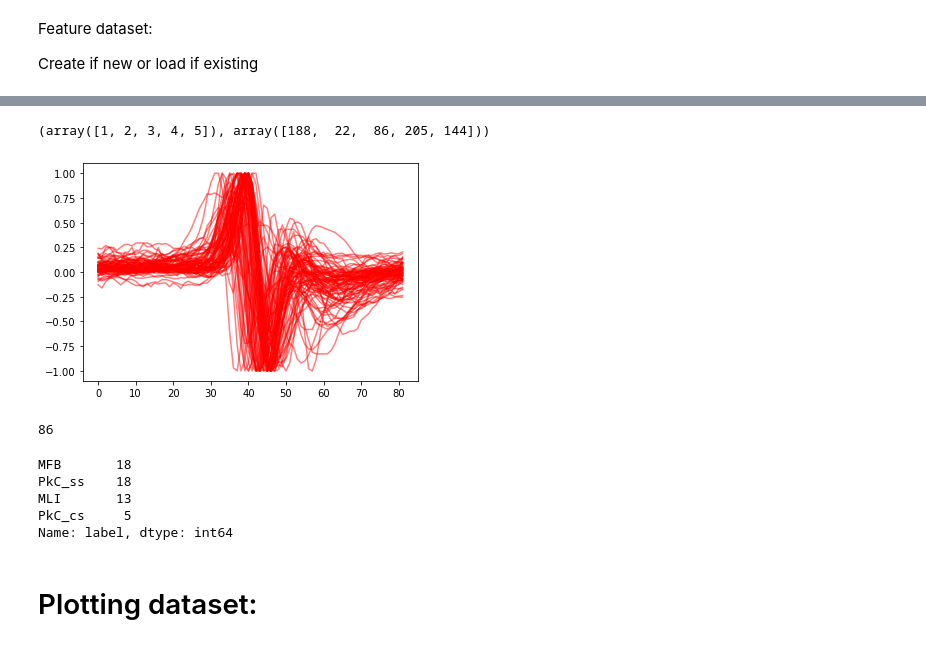
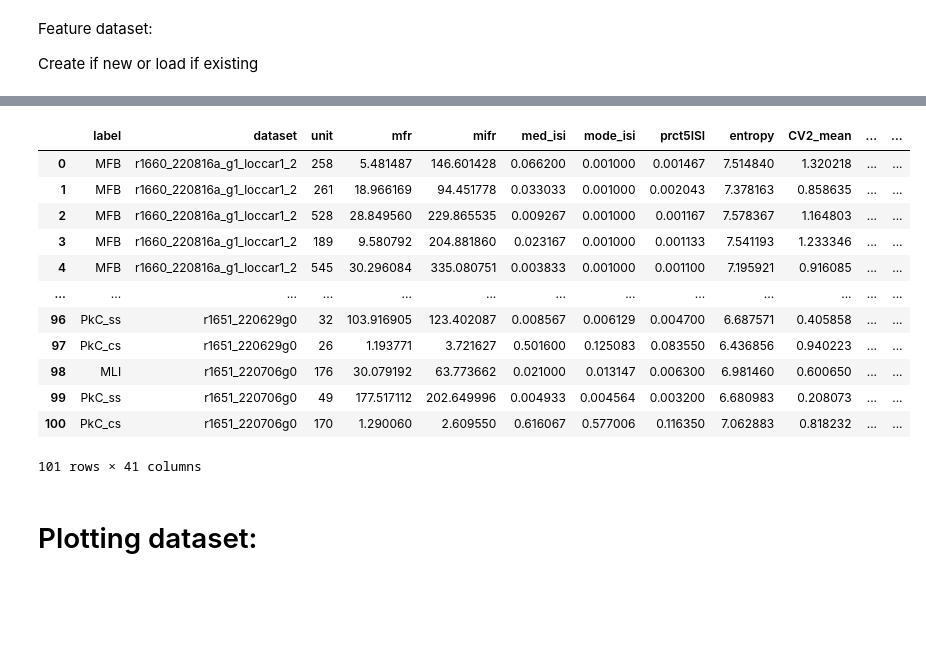
Before and after one commit to fededagos/features-app, a Jupyter notebook: Prepare_dataset_for_dashboard.ipynb, the cells around one changed output, grey strips where cells are left out. Cells and saved outputs as stored; diff of their text form; code cells hidden in the pictures; blank space fills up the shorter version.

```diff
--- a/Prepare_dataset_for_dashboard.ipynb
+++ b/Prepare_dataset_for_dashboard.ipynb
@@ -67,0 +64,27 @@ BASE_DATASET.make_labels_only()
+# %%
+dataset_path = os.path.join(DATA_PATH, HULL_DATASET)
+# %%
+MONKEY = "lisberger" in dataset_path
+HULL = "labeled_hull" in dataset_path
+if MONKEY:
+    MONKEY_CENTRAL_RANGE = int(CENTRAL_RANGE * 40_000 / 30_000)
+# %%
+base_dataset = npyx.datasets.NeuronsDataset(
+    dataset_path,
+    quality_check=False if MONKEY else True,
+    normalise_wvf=False,
+    n_channels=N_CHANNELS,
+    central_range=MONKEY_CENTRAL_RANGE if MONKEY else CENTRAL_RANGE,
+    _use_amplitudes=True,
+    _label="expert_label" if MONKEY else "ground_truth_label",
+    _labels_only=True,
+    _lisberger=True if MONKEY else False,
+    _id_type="neuron_id" if MONKEY else "neuron_relative_id",
+)
+
+base_dataset.make_labels_only()
+
+if MONKEY:
+    base_dataset = npyx.datasets.resample_waveforms(base_dataset)
+
+SAMPLING_RATE = base_dataset._sampling_rate
@@ -222,27 +101,0 @@ CORRESPONDENCE
-# %%
-np.unique(BASE_DATASET.targets, return_counts=True)
-# %% [output]
-(array([1, 2, 3, 4, 5]), array([188,  22,  86, 205, 144]))
-# %%
-cnt=0
-for i, wf in enumerate(BASE_DATASET.wf):
-    if BASE_DATASET.targets[i] == 3:
-        cnt+=1
-        wf_image = wf.reshape(10, 82)
-        peak_channel = np.argmin(np.ptp(wf_image, axis = 1))
-        peak_wf = wf_image[peak_channel]
-        peak_wf = peak_wf / np.max(np.abs(peak_wf))
-        plt.plot(peak_wf, color="red", alpha=0.5)
-plt.show()
-cnt
-# %% [output]
-[figure, removed]
-86
-# %%
-df['label'].value_counts()
-# %% [output]
-MFB       18
-PkC_ss    18
-MLI       13
-PkC_cs     5
-Name: label, dtype: int64
@@ -251,2 +112,18 @@ df = pd.read_csv('Oct-21-2022_all_features.csv')
+# %%
+features_df
+# %% [output]
+|  | label | dataset | unit | mfr | mifr | med_isi | mode_isi | prct5ISI | entropy | CV2_mean | ... | ... |
+| 0 | MFB | r1660_220816a_g1_loccar1_2 | 258 | 5.481487 | 146.601428 | 0.066200 | 0.001000 | 0.001467 | 7.514840 | 1.320218 | ... | ... |
+| 1 | MFB | r1660_220816a_g1_loccar1_2 | 261 | 18.966169 | 94.451778 | 0.033033 | 0.001000 | 0.002043 | 7.378163 | 0.858635 | ... | ... |
+| 2 | MFB | r1660_220816a_g1_loccar1_2 | 528 | 28.849560 | 229.865535 | 0.009267 | 0.001000 | 0.001167 | 7.578367 | 1.164803 | ... | ... |
+| 3 | MFB | r1660_220816a_g1_loccar1_2 | 189 | 9.580792 | 204.881860 | 0.023167 | 0.001000 | 0.001133 | 7.541193 | 1.233346 | ... | ... |
+| 4 | MFB | r1660_220816a_g1_loccar1_2 | 545 | 30.296084 | 335.080751 | 0.003833 | 0.001000 | 0.001100 | 7.195921 | 0.916085 | ... | ... |
+| ... | ... | ... | ... | ... | ... | ... | ... | ... | ... | ... | ... | ... |
+| 96 | PkC_ss | r1651_220629g0 | 32 | 103.916905 | 123.402087 | 0.008567 | 0.006129 | 0.004700 | 6.687571 | 0.405858 | ... | ... |
+| 97 | PkC_cs | r1651_220629g0 | 26 | 1.193771 | 3.721627 | 0.501600 | 0.125083 | 0.083550 | 6.436856 | 0.940223 | ... | ... |
+| 98 | MLI | r1651_220706g0 | 176 | 30.079192 | 63.773662 | 0.021000 | 0.013147 | 0.006300 | 6.981460 | 0.600650 | ... | ... |
+| 99 | PkC_ss | r1651_220706g0 | 49 | 177.517112 | 202.649996 | 0.004933 | 0.004564 | 0.003200 | 6.680983 | 0.208073 | ... | ... |
+| 100 | PkC_cs | r1651_220706g0 | 170 | 1.290060 | 2.609550 | 0.616067 | 0.577006 | 0.116350 | 7.062883 | 0.818232 | ... | ... |
+101 rows × 41 columns
 # %% [markdown]
 # Plotting dataset:
```
Also changed, not shown: parts of 61 cells of this notebook, 20 other files.
